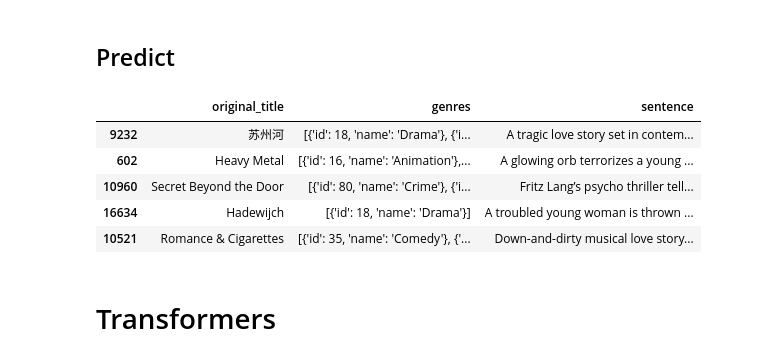
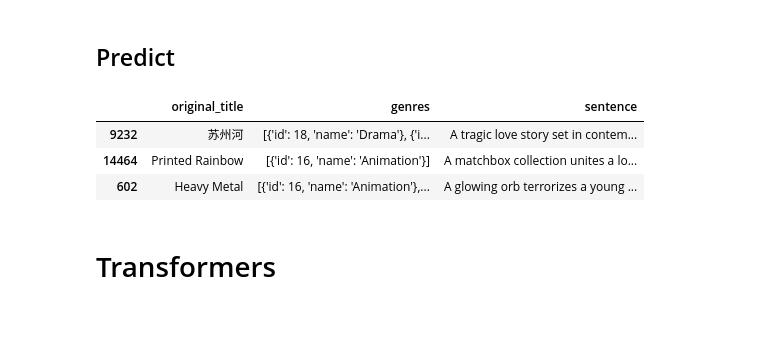
Before and after one commit to bledem/movie_recommendation, a Jupyter notebook: recommendation_movie.ipynb, the cells around one changed output. Cells and saved outputs as stored; diff of their text form; code cells hidden in the pictures; blank space fills up the shorter version.

```diff
--- a/recommendation_movie.ipynb
+++ b/recommendation_movie.ipynb
@@ -234,38 +240,36 @@ def is_word_in_model(word, model):
     assert type(model).__name__ == 'KeyedVectors'
     is_in_vocab = word in model.key_to_index.keys()
     return is_in_vocab
 
 def predict_w2v(query_sentence, dataset, model, topk=3):
     query_sentence = query_sentence.split()
     in_vocab_list, best_index = [], [0]*topk
     for w in query_sentence:
         # remove unseen words from query sentence
         if is_word_in_model(w, model.wv):
             in_vocab_list.append(w)
     # Retrieve the similarity between two words as a distance
     if len(in_vocab_list) > 0:
         sim_mat = np.zeros(len(dataset))  # TO DO
         for i, data_sentence in enumerate(dataset):
             if data_sentence:
                 sim_sentence = model.wv.n_similarity(
                         in_vocab_list, data_sentence)
             else:
                 sim_sentence = 0
             sim_mat[i] = np.array(sim_sentence)
         # Take the five highest norm
         best_index = np.argsort(sim_mat)[::-1][:topk]
     return best_index
 
 # Predict
-best_index = predict(query_sentence, df['tok_lem_sentence'].values, word2vec_model)
+best_index = predict_w2v(query_sentence, df['tok_lem_sentence'].values, word2vec_model)
 display(df[['original_title', 'genres', 'sentence']].iloc[best_index])
 # %% [output]
 |  | original_title | genres | sentence |
 | 9232 | 苏州河 | [{'id': 18, 'name': 'Drama'}, {'i... | A tragic love story set in contem... |
+| 14464 | Printed Rainbow | [{'id': 16, 'name': 'Animation'}] | A matchbox collection unites a lo... |
 | 602 | Heavy Metal | [{'id': 16, 'name': 'Animation'},... | A glowing orb terrorizes a young ... |
-| 10960 | Secret Beyond the Door | [{'id': 80, 'name': 'Crime'}, {'i... | Fritz Lang’s psycho thriller tell... |
-| 16634 | Hadewijch | [{'id': 18, 'name': 'Drama'}] | A troubled young woman is thrown ... |
-| 10521 | Romance & Cigarettes | [{'id': 35, 'name': 'Comedy'}, {'... | Down-and-dirty musical love story... |
 # %% [markdown]
 # Transformers
 # %% [markdown]
```
Also changed, not shown: parts of 8 cells of this notebook.
